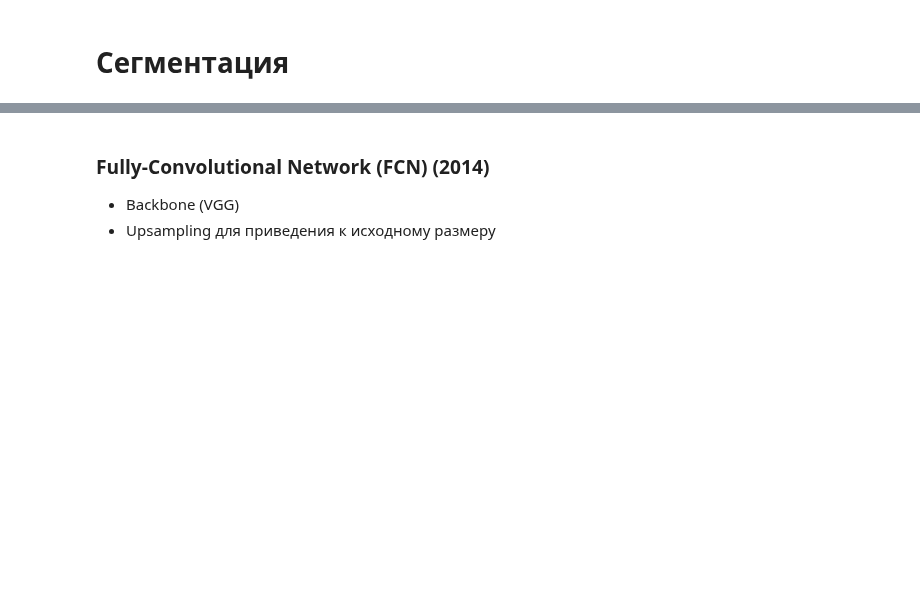
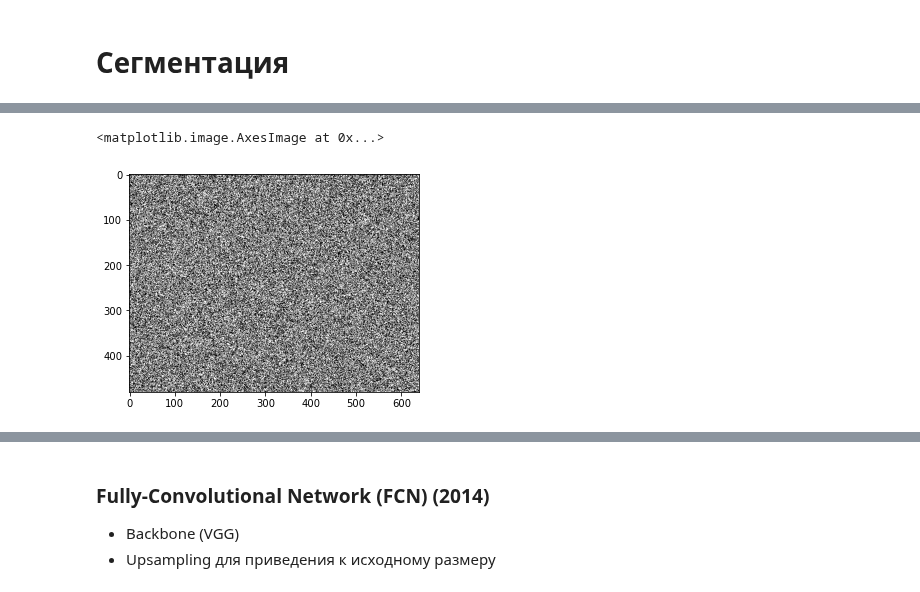
Before and after one commit to IMDxD/MLIsuct, a Jupyter notebook: fall2023_2/segmentation.ipynb, the cells around one changed output, grey strips where cells are left out. Drawn from its saved outputs; the diff is of its cells as text; code cells hidden in the pictures; blank space fills up the shorter version.

```diff
--- a/fall2023_2/segmentation.ipynb
+++ b/fall2023_2/segmentation.ipynb
@@ -70,3 +77,8 @@ tensor(25.3415)
+# %%
+plt.imshow(pred_mask[0], cmap="gray")
+# %% [output]
+<matplotlib.image.AxesImage at 0x...>
+[figure, added]
 # %% [markdown]
 Какие проблемы с таким подходом?
 
```
Also changed, not shown: parts of 8 cells of this notebook.
